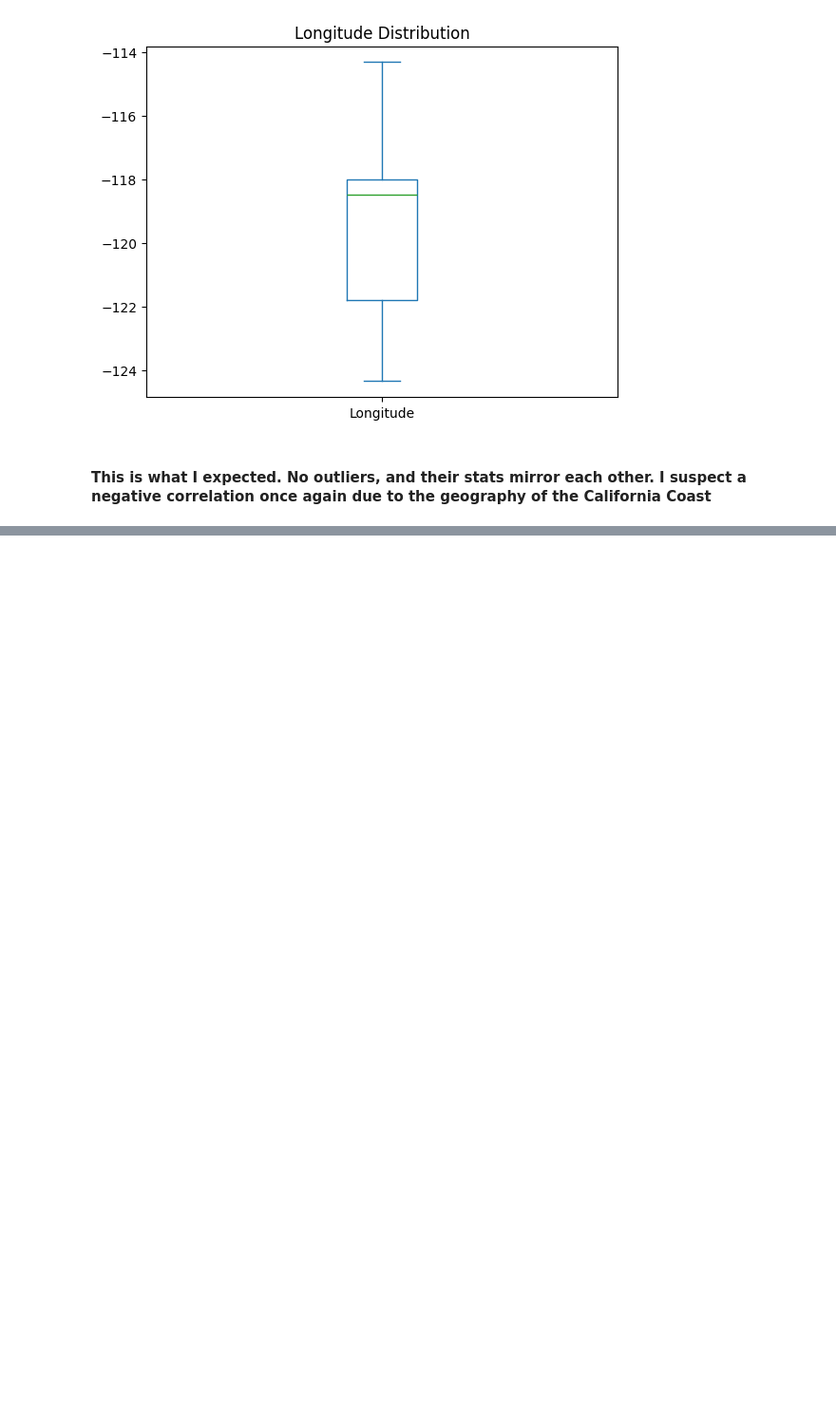
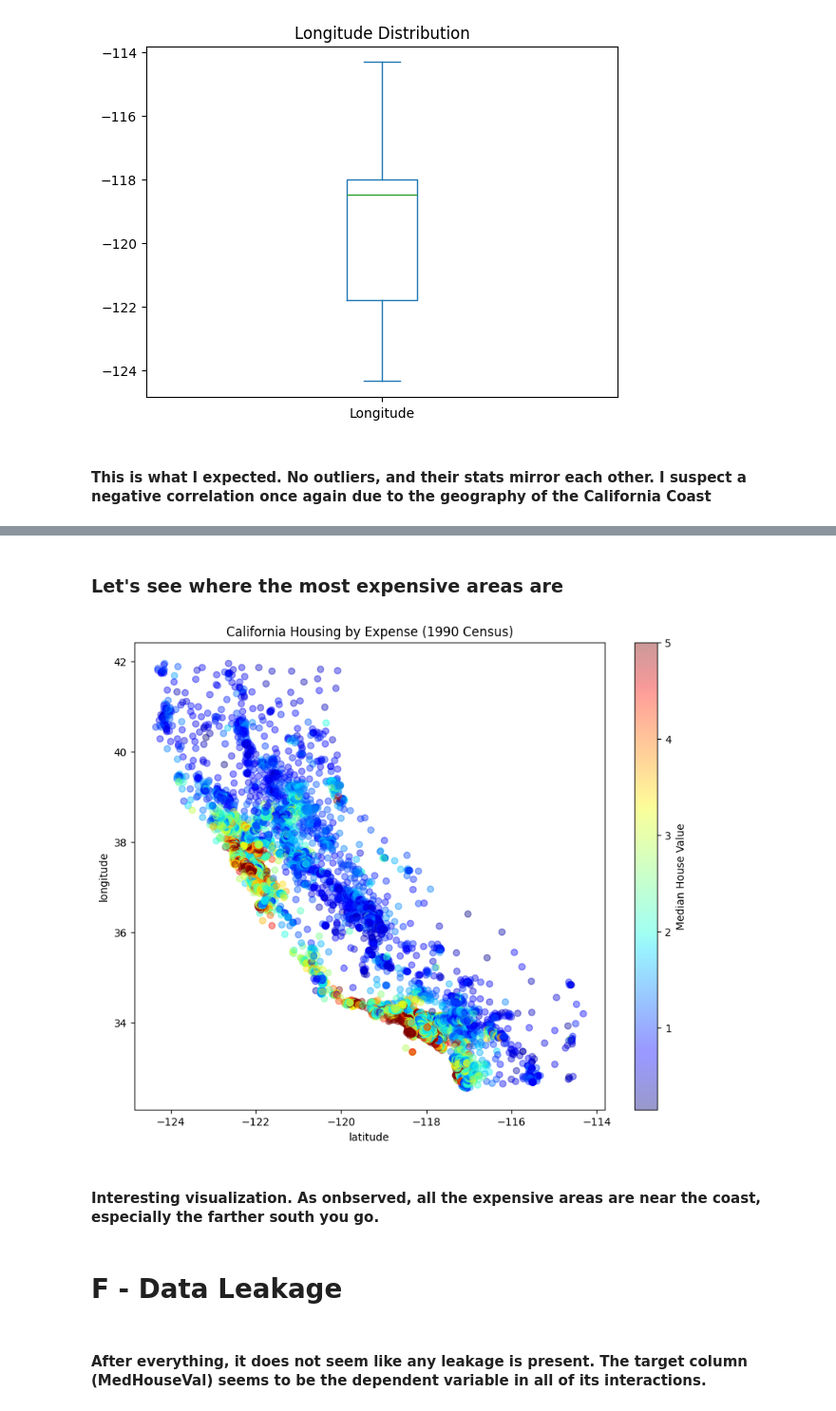
Before and after one commit to Kaydonius/ml-housing-price-pipeline, a Jupyter notebook: notebooks/01_eda.ipynb, the cells around one changed output, grey strips where cells are left out. Shown at 95% size. Drawn from its saved outputs; the diff is of its cells as text; code cells hidden in the pictures; blank space fills up the shorter version.

```diff
--- a/notebooks/01_eda.ipynb
+++ b/notebooks/01_eda.ipynb
@@ -244,0 +298,21 @@ plt.show()
+# %% [markdown]
+### Let's see where the most expensive areas are
+# %%
+plt.figure(figsize=(10,8))
+plt.scatter(df['Longitude'], df['Latitude'], c=df['MedHouseVal'], cmap='jet', alpha=0.4)
+
+plt.colorbar(label='Median House Value')
+
+
+plt.xlabel("latitude")
+plt.ylabel("longitude")
+plt.title("California Housing by Expense (1990 Census)")
+plt.show()
+# %% [output]
+[figure, added]
+# %% [markdown]
+#### Interesting visualization. As onbserved, all the expensive areas are near the coast, especially the farther south you go.
+# %% [markdown]
+# F - Data Leakage
+# %% [markdown]
+#### After everything, it does not seem like any leakage is present. The target column (MedHouseVal) seems to be the dependent variable in all of its interactions.
```
Also changed, not shown: parts of 8 cells of this notebook.
